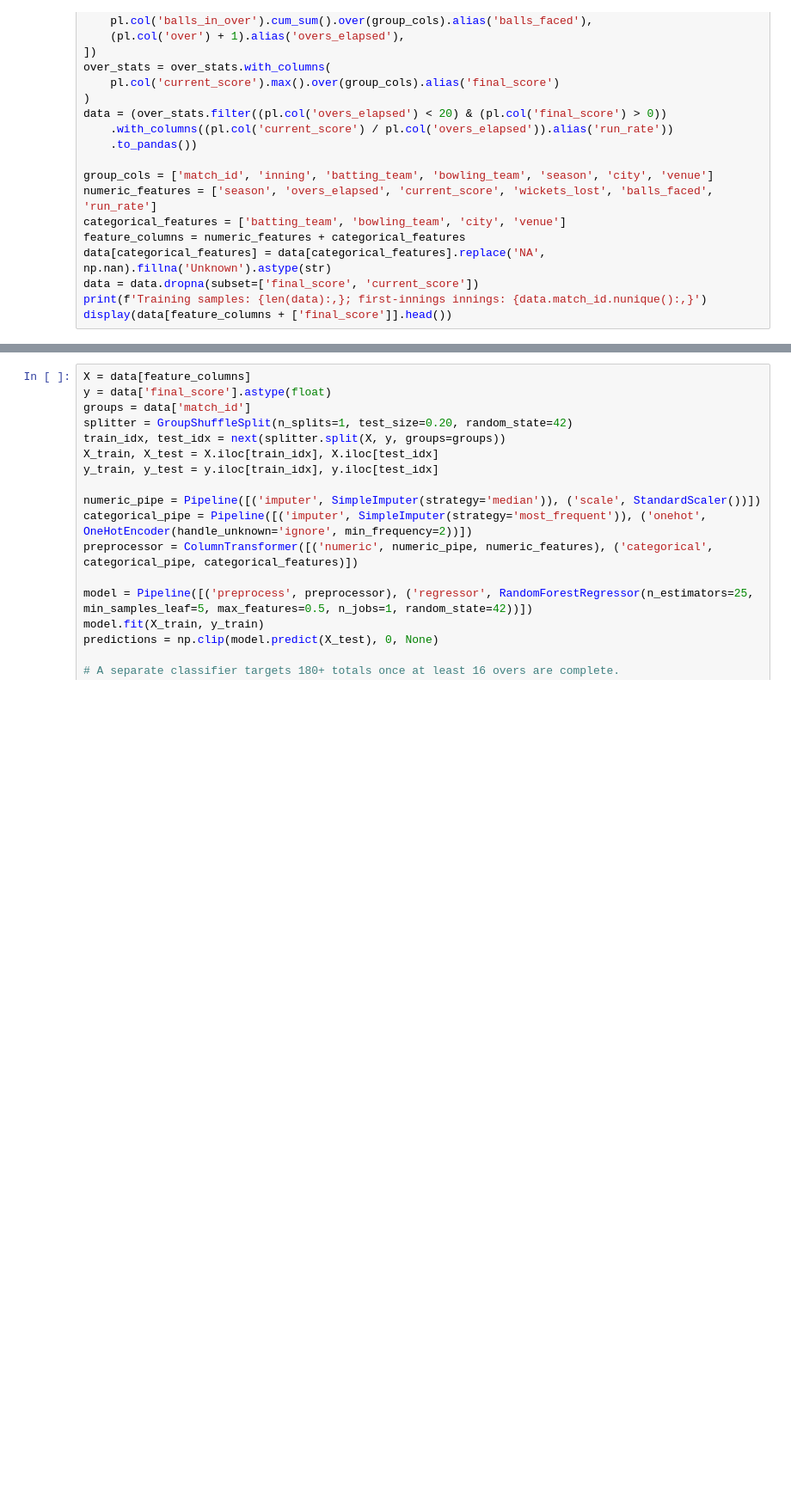
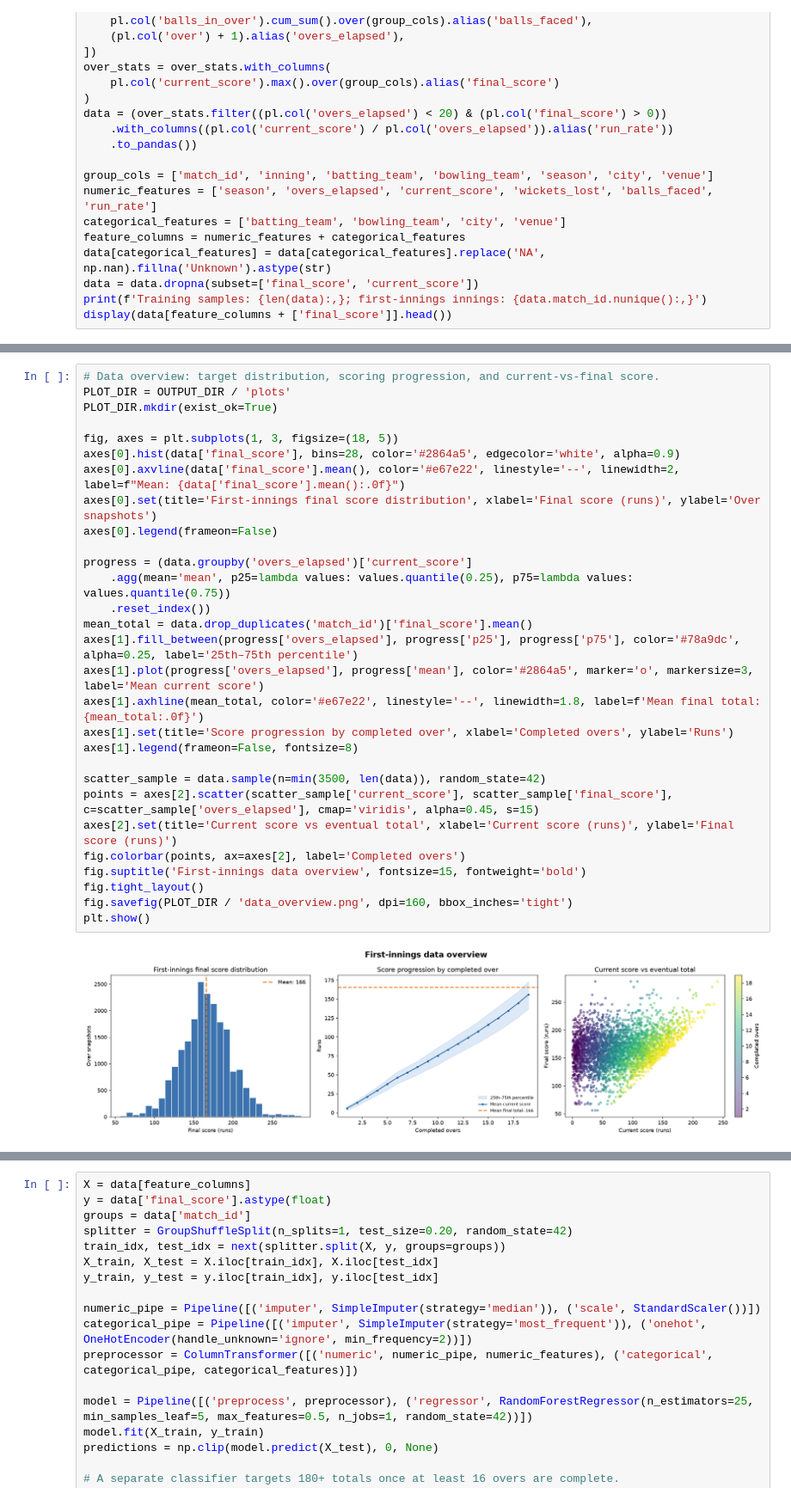
Before and after one commit to ajmalsha2006/CRICKETSCOREPREDICTION, a Jupyter notebook: first_innings_score_prediction.ipynb, the cells around one changed output, grey strips where cells are left out. Shown at 86% size. Cells and saved outputs as stored; diff of their text form; blank space fills up the shorter version.

```diff
--- a/first_innings_score_prediction.ipynb
+++ b/first_innings_score_prediction.ipynb
@@ -167 +172,32 @@ display(data[feature_columns + ['final_score']].head())
+# %%
+# Data overview: target distribution, scoring progression, and current-vs-final score.
+PLOT_DIR = OUTPUT_DIR / 'plots'
+PLOT_DIR.mkdir(exist_ok=True)
+
+fig, axes = plt.subplots(1, 3, figsize=(18, 5))
+axes[0].hist(data['final_score'], bins=28, color='#2864a5', edgecolor='white', alpha=0.9)
+axes[0].axvline(data['final_score'].mean(), color='#e67e22', linestyle='--', linewidth=2, label=f"Mean: {data['final_score'].mean():.0f}")
+axes[0].set(title='First-innings final score distribution', xlabel='Final score (runs)', ylabel='Over snapshots')
+axes[0].legend(frameon=False)
+
+progress = (data.groupby('overs_elapsed')['current_score']
+    .agg(mean='mean', p25=lambda values: values.quantile(0.25), p75=lambda values: values.quantile(0.75))
+    .reset_index())
+mean_total = data.drop_duplicates('match_id')['final_score'].mean()
+axes[1].fill_between(progress['overs_elapsed'], progress['p25'], progress['p75'], color='#78a9dc', alpha=0.25, label='25th–75th percentile')
+axes[1].plot(progress['overs_elapsed'], progress['mean'], color='#2864a5', marker='o', markersize=3, label='Mean current score')
+axes[1].axhline(mean_total, color='#e67e22', linestyle='--', linewidth=1.8, label=f'Mean final total: {mean_total:.0f}')
+axes[1].set(title='Score progression by completed over', xlabel='Completed overs', ylabel='Runs')
+axes[1].legend(frameon=False, fontsize=8)
+
+scatter_sample = data.sample(n=min(3500, len(data)), random_state=42)
+points = axes[2].scatter(scatter_sample['current_score'], scatter_sample['final_score'], c=scatter_sample['overs_elapsed'], cmap='viridis', alpha=0.45, s=15)
+axes[2].set(title='Current score vs eventual total', xlabel='Current score (runs)', ylabel='Final score (runs)')
+fig.colorbar(points, ax=axes[2], label='Completed overs')
+fig.suptitle('First-innings data overview', fontsize=15, fontweight='bold')
+fig.tight_layout()
+fig.savefig(PLOT_DIR / 'data_overview.png', dpi=160, bbox_inches='tight')
+plt.show()
+# %% [output]
+[figure, added]
 # %% [markdown]
```
Also changed, not shown: parts of 7 cells of this notebook, 4 other files.
